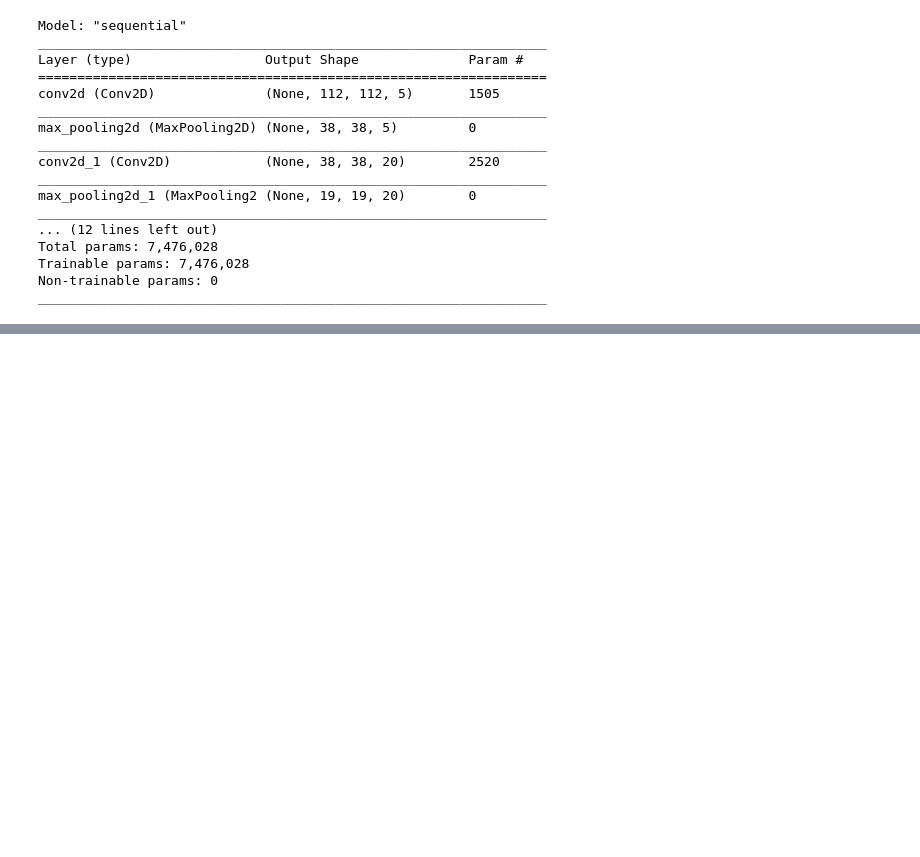
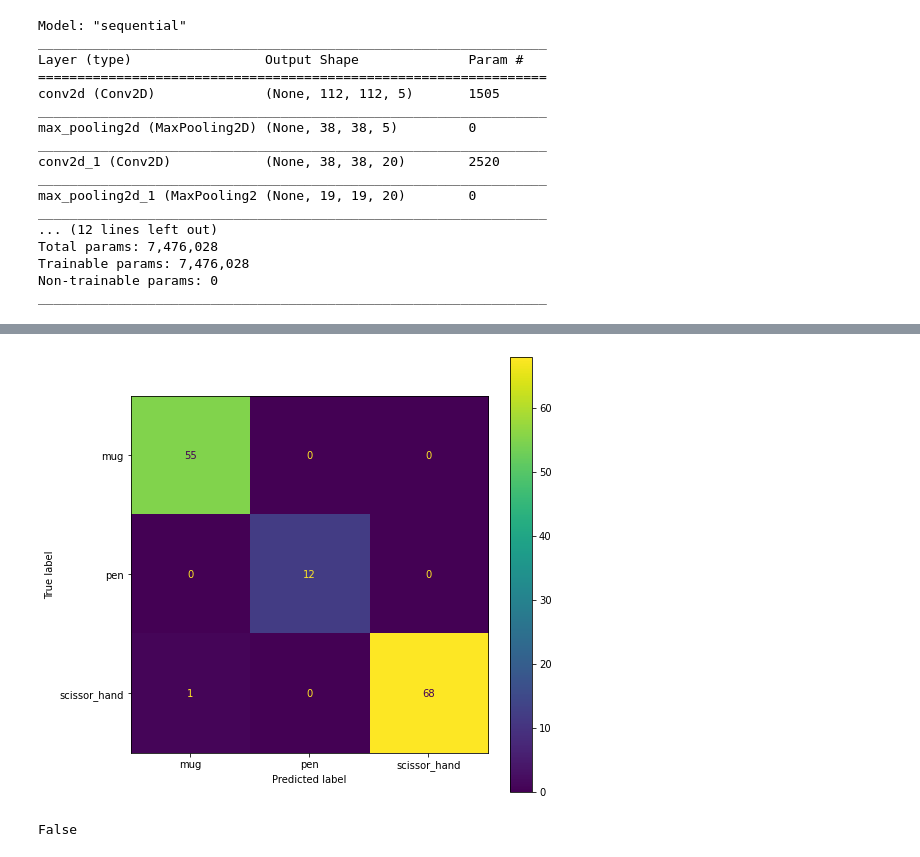
Before and after one commit to the-Hull/p045_spiced_projects, a Jupyter notebook: 09_week/02_project/01_image_recognition.ipynb, the cells around one changed output, grey strips where cells are left out. Drawn from its saved outputs; the diff is of its cells as text; code cells hidden in the pictures; blank space fills up the shorter version.

```diff
--- a/09_week/02_project/01_image_recognition.ipynb
+++ b/09_week/02_project/01_image_recognition.ipynb
@@ -158,0 +216,31 @@ array([2, 2, 2, 2, 2, 2, 2, 2, 2, 2, 2, 2, 2, 2, 2, 2, 2, 2, 2, 2, 2, 2,
+# %%
+K.clear_session()
+new_model = keras.models.Sequential([
+
+    # Base model
+    base_model,
+
+    # Flatten layer
+    keras.layers.Flatten(),
+
+    #keras.layers.Dropout(.5),
+    # fc1 fully connected layer
+    keras.layers.Dense(units=30, activation=keras.activations.relu, name='fc1'),
+
+    # fc2 fully connected layer
+    keras.layers.Dense(units=15, activation=keras.activations.relu, name='fc2'),
+
+    # output layer
+    keras.layers.Dense(units=3, activation=keras.activations.softmax, name='otput')
+
+])
+
+
+new_model.compile(loss=keras.losses.categorical_crossentropy,
+                  optimizer=keras.optimizers.Adam(),
+                   metrics=['accuracy']
+                 )
+# %%
+y_train_cat = to_categorical(y_train)
+# %%
+history = new_model.fit(X_train,y_train_cat,batch_size=20, epochs=10)
@@ -158,0 +270,3 @@ array([2, 2, 2, 2, 2, 2, 2, 2, 2, 2, 2, 2, 2, 2, 2, 2, 2, 2, 2, 2, 2, 2,
+# %%
+plt.rcParams["figure.figsize"] = (8, 8)
+ypred_new = utils.np.argmax(new_model.predict(X_test), axis=1)
@@ -158,0 +283,11 @@ array([2, 2, 2, 2, 2, 2, 2, 2, 2, 2, 2, 2, 2, 2, 2, 2, 2, 2, 2, 2, 2, 2,
+# %%
+
+cm = confusion_matrix(y_true=y_test, y_pred=ypred_new)
+disp = ConfusionMatrixDisplay(confusion_matrix=cm, display_labels=utils.np.unique(categories))
+disp.plot();
+# %% [output]
+[figure, added]
+# %%
+100 % 30 == 0
+# %% [output]
+False
```
Also changed, not shown: parts of 13 cells of this notebook, 1 other file.
